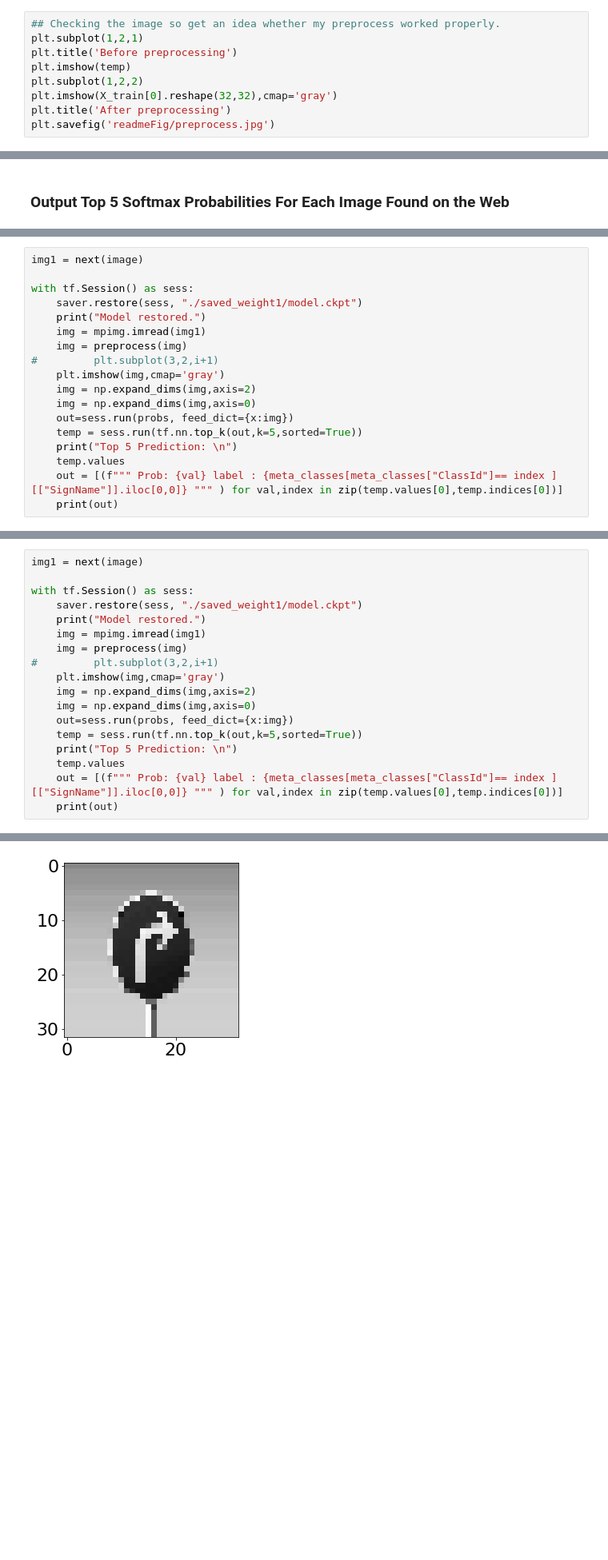
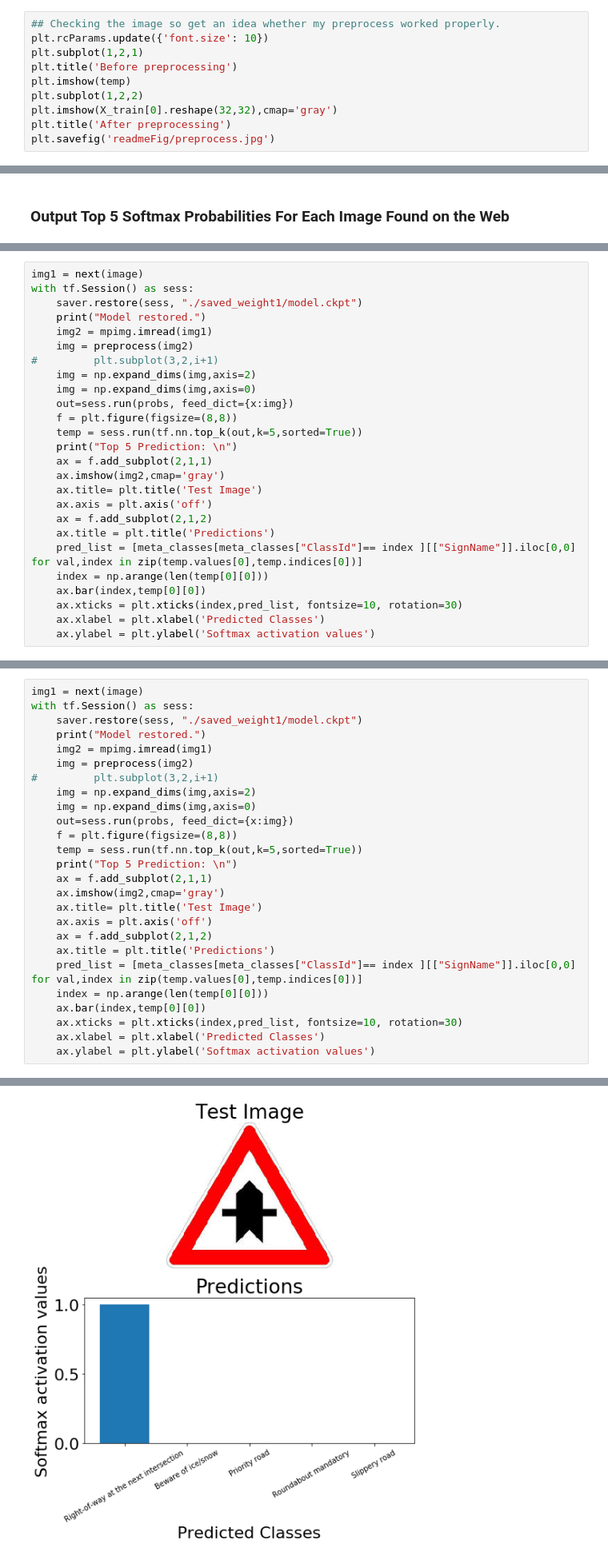
Before and after one commit to unnat5/CarND-Traffic-Sign-Classifier-Project, a Jupyter notebook: Traffic_Sign_Classifier.ipynb, the cells around one changed output, grey strips where cells are left out. Shown at 80% size. Saved outputs shown, nothing was run; the diff lists cells and outputs as text; blank space fills up the shorter version.

```diff
--- a/Traffic_Sign_Classifier.ipynb
+++ b/Traffic_Sign_Classifier.ipynb
@@ -198,6 +197,7 @@ X_train.shape,X_valid.shape,X_test.shape
 ((34799, 32, 32, 1), (4410, 32, 32, 1), (12630, 32, 32, 1))
 # %%
 ## Checking the image so get an idea whether my preprocess worked properly.
+plt.rcParams.update({'font.size': 10})
 plt.subplot(1,2,1)
 plt.title('Before preprocessing')
 plt.imshow(temp)
@@ -718,21 +731,29 @@ Top 5 Prediction:
 # %%
 img1 = next(image)
-
 with tf.Session() as sess:
     saver.restore(sess, "./saved_weight1/model.ckpt")
     print("Model restored.")
-    img = mpimg.imread(img1)
-    img = preprocess(img)
+    img2 = mpimg.imread(img1)
+    img = preprocess(img2)
 #         plt.subplot(3,2,i+1)
-    plt.imshow(img,cmap='gray')
     img = np.expand_dims(img,axis=2)
     img = np.expand_dims(img,axis=0)
     out=sess.run(probs, feed_dict={x:img})
+    f = plt.figure(figsize=(8,8))
     temp = sess.run(tf.nn.top_k(out,k=5,sorted=True))
     print("Top 5 Prediction: \n")
-    temp.values
-    out = [(f""" Prob: {val} label : {meta_classes[meta_classes["ClassId"]== index ][["SignName"]].iloc[0,0]} """ ) for val,index in zip(temp.values[0],temp.indices[0])]
-    print(out)
+    ax = f.add_subplot(2,1,1)
+    ax.imshow(img2,cmap='gray')
+    ax.title= plt.title('Test Image')
+    ax.axis = plt.axis('off')
+    ax = f.add_subplot(2,1,2)
+    ax.title = plt.title('Predictions')
+    pred_list = [meta_classes[meta_classes["ClassId"]== index ][["SignName"]].iloc[0,0] for val,index in zip(temp.values[0],temp.indices[0])]
+    index = np.arange(len(temp[0][0]))
+    ax.bar(index,temp[0][0])
+    ax.xticks = plt.xticks(index,pred_list, fontsize=10, rotation=30)
+    ax.xlabel = plt.xlabel('Predicted Classes')
+    ax.ylabel = plt.ylabel('Softmax activation values')
 # %% [output]
 INFO:tensorflow:Restoring parameters from ./saved_weight1/model.ckpt
 Model restored.
@@ -743,21 +762,29 @@ Top 5 Prediction:
 # %%
 img1 = next(image)
-
 with tf.Session() as sess:
     saver.restore(sess, "./saved_weight1/model.ckpt")
     print("Model restored.")
-    img = mpimg.imread(img1)
-    img = preprocess(img)
+    img2 = mpimg.imread(img1)
+    img = preprocess(img2)
 #         plt.subplot(3,2,i+1)
-    plt.imshow(img,cmap='gray')
     img = np.expand_dims(img,axis=2)
     img = np.expand_dims(img,axis=0)
     out=sess.run(probs, feed_dict={x:img})
+    f = plt.figure(figsize=(8,8))
     temp = sess.run(tf.nn.top_k(out,k=5,sorted=True))
     print("Top 5 Prediction: \n")
-    temp.values
-    out = [(f""" Prob: {val} label : {meta_classes[meta_classes["ClassId"]== index ][["SignName"]].iloc[0,0]} """ ) for val,index in zip(temp.values[0],temp.indices[0])]
-    print(out)
+    ax = f.add_subplot(2,1,1)
+    ax.imshow(img2,cmap='gray')
+    ax.title= plt.title('Test Image')
+    ax.axis = plt.axis('off')
+    ax = f.add_subplot(2,1,2)
+    ax.title = plt.title('Predictions')
+    pred_list = [meta_classes[meta_classes["ClassId"]== index ][["SignName"]].iloc[0,0] for val,index in zip(temp.values[0],temp.indices[0])]
+    index = np.arange(len(temp[0][0]))
+    ax.bar(index,temp[0][0])
+    ax.xticks = plt.xticks(index,pred_list, fontsize=10, rotation=30)
+    ax.xlabel = plt.xlabel('Predicted Classes')
+    ax.ylabel = plt.ylabel('Softmax activation values')
 # %% [output]
 INFO:tensorflow:Restoring parameters from ./saved_weight1/model.ckpt
 Model restored.
@@ -767,3 +792,3 @@ Top 5 Prediction:
-[figure, old version]
+[figure, new version]
 # %%
 img1 = next(image)
```
Also changed, not shown: parts of 15 cells of this notebook, 6 other files.
